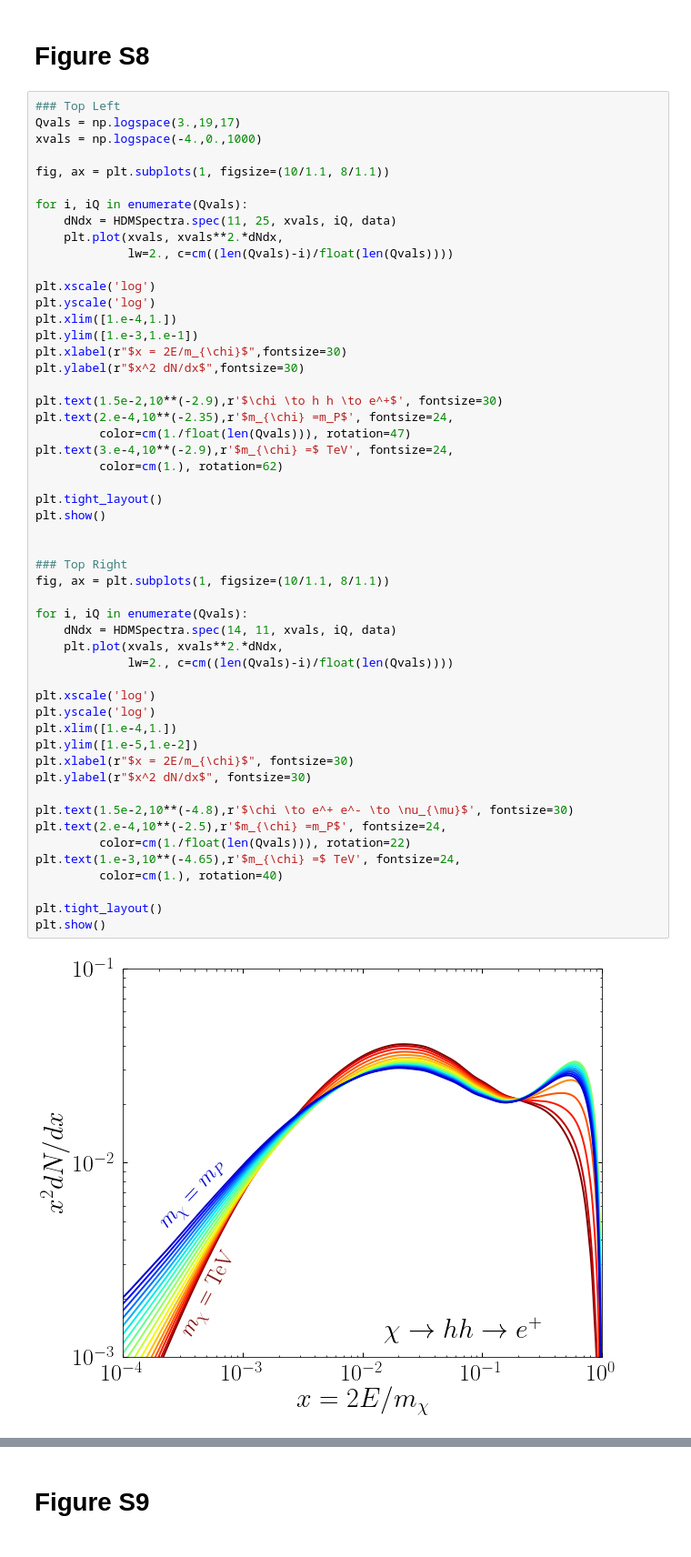
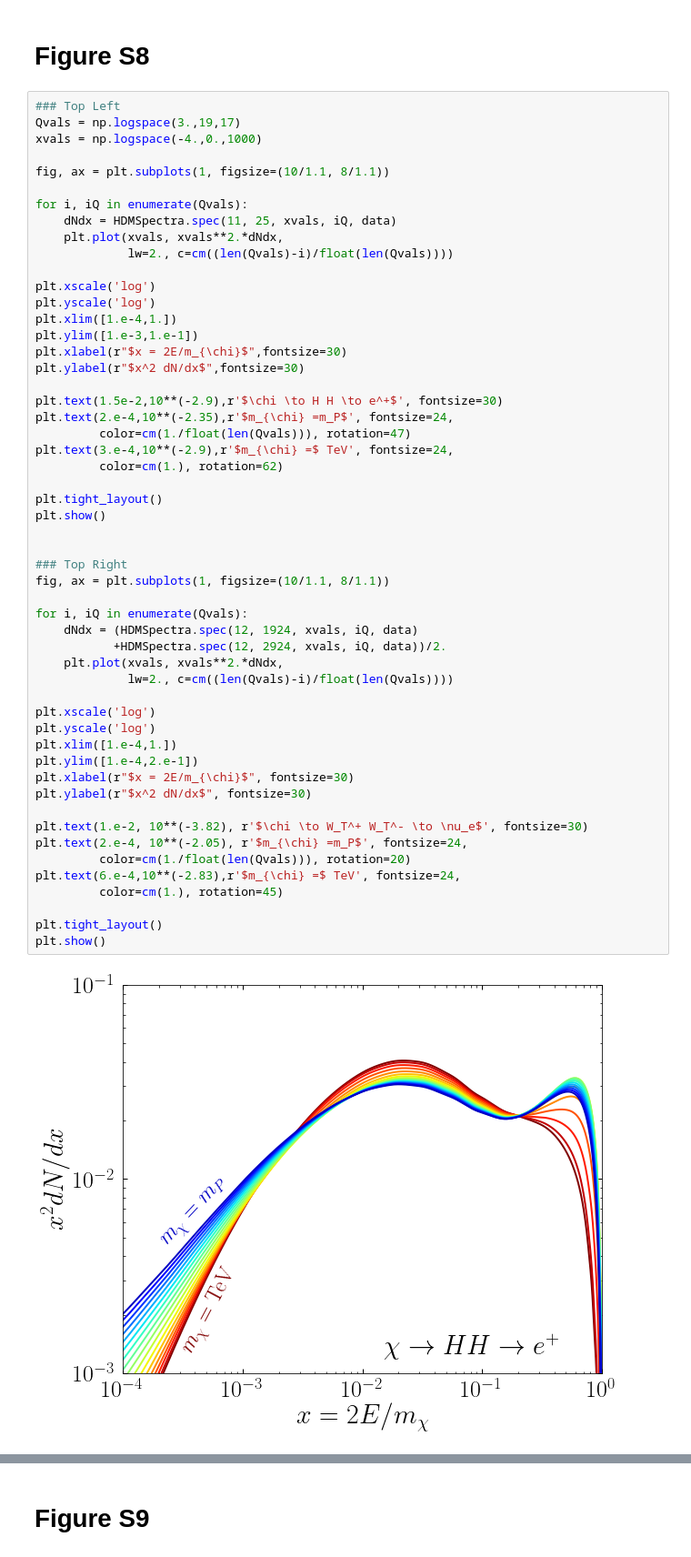
Before and after one commit to nickrodd/HDMSpectra, a Jupyter notebook: examples/ReproducingPlots.ipynb, the cells around one changed output, grey strips where cells are left out. Shown at 91% size. Saved outputs shown, nothing was run; the diff lists cells and outputs as text.

Commit message:
Updated plot order

```diff
--- a/examples/ReproducingPlots.ipynb
+++ b/examples/ReproducingPlots.ipynb
@@ -255,39 +255,40 @@ plt.xlim([1.e-4,1.])
 plt.ylim([1.e-3,1.e-1])
 plt.xlabel(r"$x = 2E/m_{\chi}$",fontsize=30)
 plt.ylabel(r"$x^2 dN/dx$",fontsize=30)
 
-plt.text(1.5e-2,10**(-2.9),r'$\chi \to h h \to e^+$', fontsize=30)
+plt.text(1.5e-2,10**(-2.9),r'$\chi \to H H \to e^+$', fontsize=30)
 plt.text(2.e-4,10**(-2.35),r'$m_{\chi} =m_P$', fontsize=24,
          color=cm(1./float(len(Qvals))), rotation=47)
 plt.text(3.e-4,10**(-2.9),r'$m_{\chi} =$ TeV', fontsize=24,
          color=cm(1.), rotation=62)
 
 plt.tight_layout()
 plt.show()
 
 
 ### Top Right
 fig, ax = plt.subplots(1, figsize=(10/1.1, 8/1.1))
 
 for i, iQ in enumerate(Qvals):
-    dNdx = HDMSpectra.spec(14, 11, xvals, iQ, data)
+    dNdx = (HDMSpectra.spec(12, 1924, xvals, iQ, data)
+           +HDMSpectra.spec(12, 2924, xvals, iQ, data))/2.
     plt.plot(xvals, xvals**2.*dNdx,
              lw=2., c=cm((len(Qvals)-i)/float(len(Qvals))))
 
 plt.xscale('log')
 plt.yscale('log')
 plt.xlim([1.e-4,1.])
-plt.ylim([1.e-5,1.e-2])
+plt.ylim([1.e-4,2.e-1])
 plt.xlabel(r"$x = 2E/m_{\chi}$", fontsize=30)
 plt.ylabel(r"$x^2 dN/dx$", fontsize=30)
 
-plt.text(1.5e-2,10**(-4.8),r'$\chi \to e^+ e^- \to \nu_{\mu}$', fontsize=30)
-plt.text(2.e-4,10**(-2.5),r'$m_{\chi} =m_P$', fontsize=24,
-         color=cm(1./float(len(Qvals))), rotation=22)
-plt.text(1.e-3,10**(-4.65),r'$m_{\chi} =$ TeV', fontsize=24,
-         color=cm(1.), rotation=40)
+plt.text(1.e-2, 10**(-3.82), r'$\chi \to W_T^+ W_T^- \to \nu_e$', fontsize=30)
+plt.text(2.e-4, 10**(-2.05), r'$m_{\chi} =m_P$', fontsize=24,
+         color=cm(1./float(len(Qvals))), rotation=20)
+plt.text(6.e-4,10**(-2.83),r'$m_{\chi} =$ TeV', fontsize=24,
+         color=cm(1.), rotation=45)
 
 plt.tight_layout()
 plt.show()
 # %% [output]
-[figure, old version]
+[figure, new version]
```
Also changed, not shown: parts of 3 cells of this notebook.
